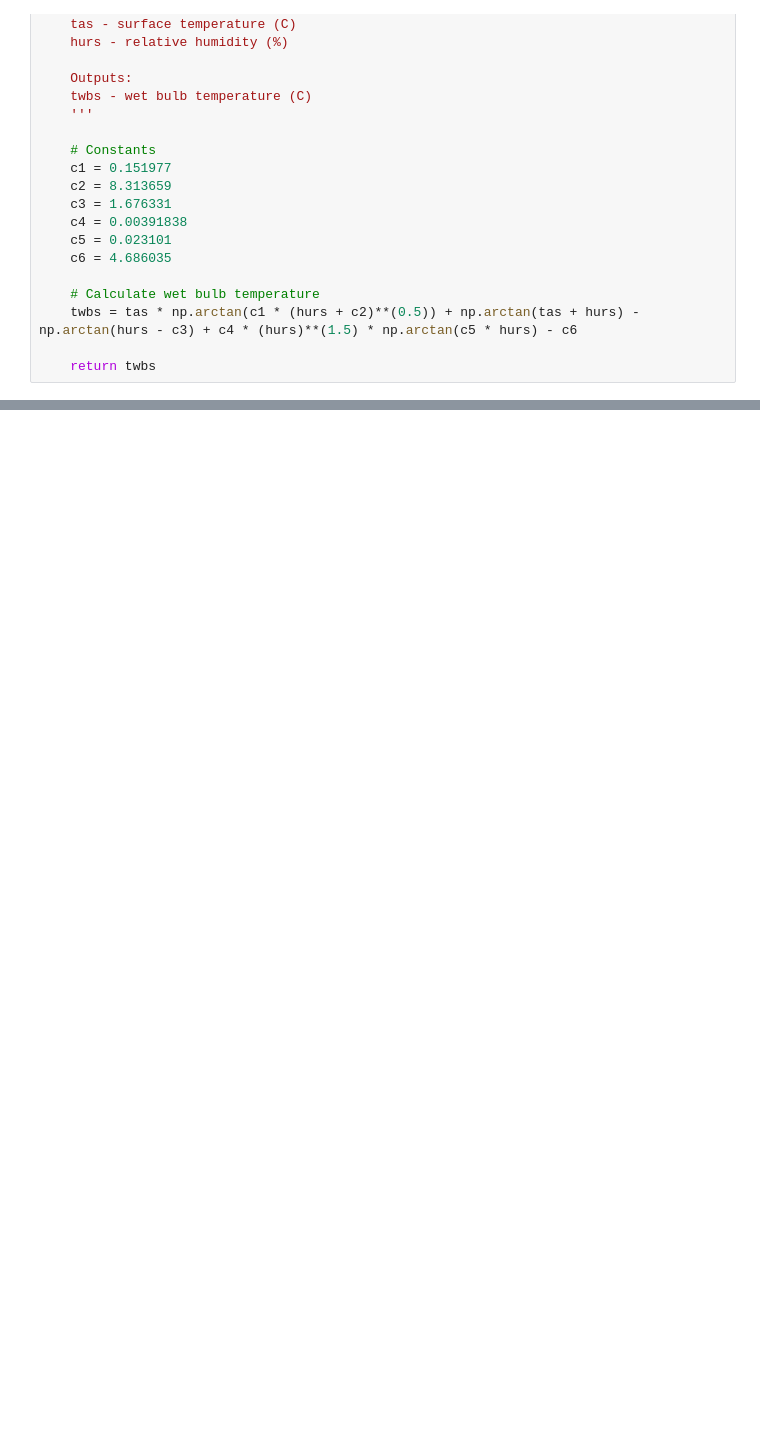
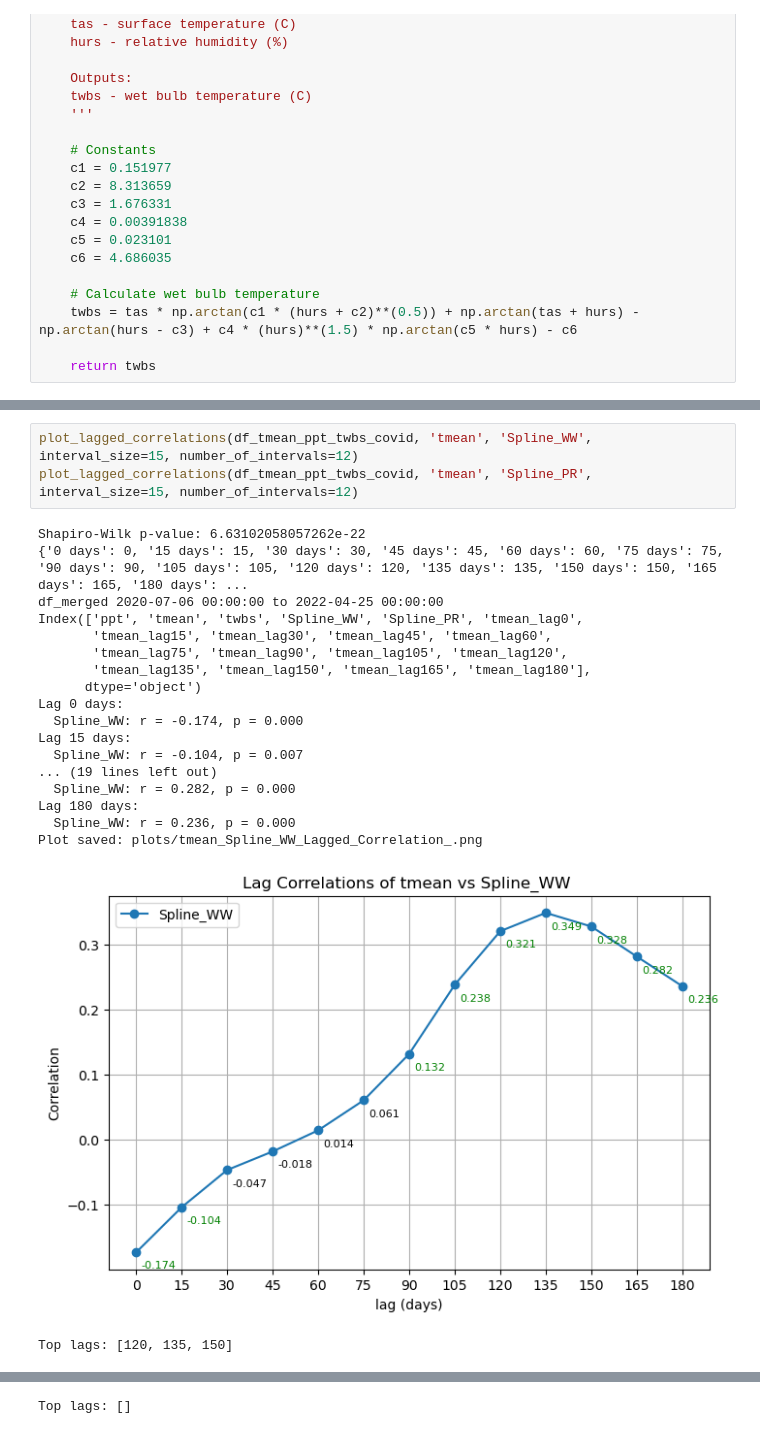
Before and after one commit to sd9616/wastewater, a Jupyter notebook: Daily_PRISM_netcdf_calc_twbs.ipynb, the cells around one changed output, grey strips where cells are left out. Cells and saved outputs as stored; diff of their text form; blank space fills up the shorter version.

```diff
--- a/Daily_PRISM_netcdf_calc_twbs.ipynb
+++ b/Daily_PRISM_netcdf_calc_twbs.ipynb
@@ -896,0 +1103,23 @@ Text(0.5, 1.0, 'Time Series over Harris County')
+# %%
+plot_lagged_correlations(df_tmean_ppt_twbs_covid, 'tmean', 'Spline_WW', interval_size=15, number_of_intervals=12)
+plot_lagged_correlations(df_tmean_ppt_twbs_covid, 'tmean', 'Spline_PR', interval_size=15, number_of_intervals=12)
+# %% [output]
+Shapiro-Wilk p-value: 6.63102058057262e-22
+{'0 days': 0, '15 days': 15, '30 days': 30, '45 days': 45, '60 days': 60, '75 days': 75, '90 days': 90, '105 days': 105, '120 days': 120, '135 days': 135, '150 days': 150, '165 days': 165, '180 days': ...
+df_merged 2020-07-06 00:00:00 to 2022-04-25 00:00:00
+Index(['ppt', 'tmean', 'twbs', 'Spline_WW', 'Spline_PR', 'tmean_lag0',
+       'tmean_lag15', 'tmean_lag30', 'tmean_lag45', 'tmean_lag60',
+       'tmean_lag75', 'tmean_lag90', 'tmean_lag105', 'tmean_lag120',
+       'tmean_lag135', 'tmean_lag150', 'tmean_lag165', 'tmean_lag180'],
+      dtype='object')
+Lag 0 days:
+  Spline_WW: r = -0.174, p = 0.000
+Lag 15 days:
+  Spline_WW: r = -0.104, p = 0.007
+... (19 lines left out)
+  Spline_WW: r = 0.282, p = 0.000
+Lag 180 days:
+  Spline_WW: r = 0.236, p = 0.000
+Plot saved: plots/tmean_Spline_WW_Lagged_Correlation_.png
+[figure, added]
+Top lags: [120, 135, 150]
@@ -896,0 +1145 @@ Text(0.5, 1.0, 'Time Series over Harris County')
+Top lags: []
```
Also changed, not shown: parts of 37 cells of this notebook, 1 other file.
